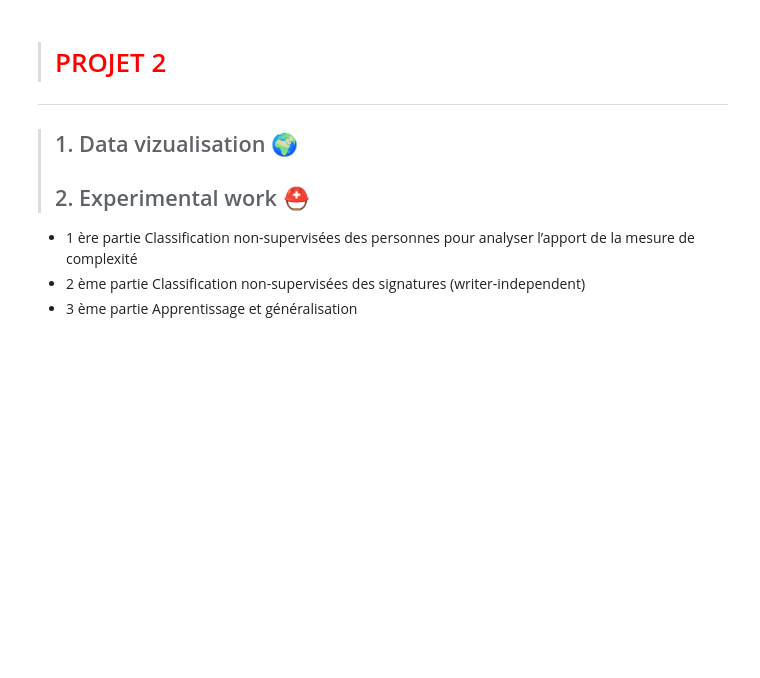
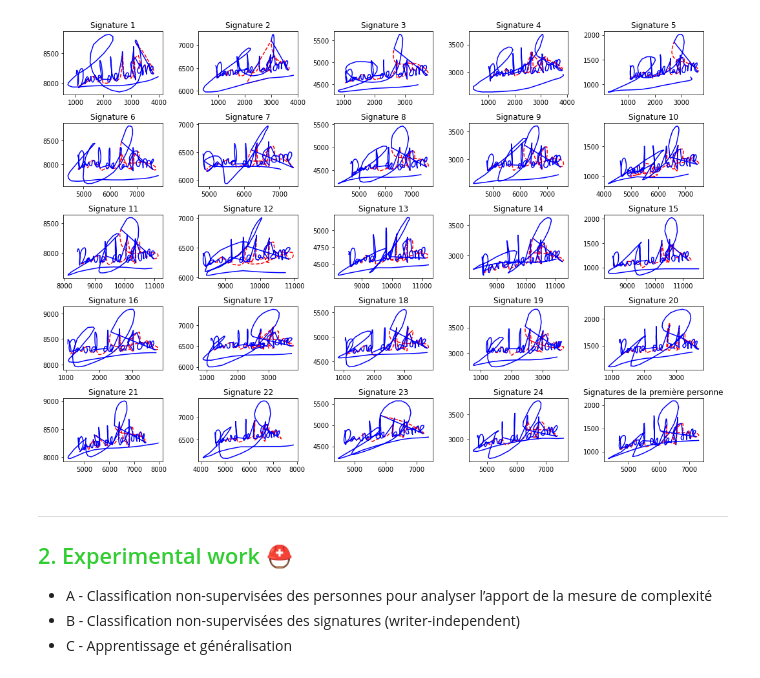
Before and after one commit to Ohm-T/Unsupervised-Classification, a Jupyter notebook: Project_2_Analysis_of_handwritten_signatures_for_identity_verification_identity_verification.ipynb, the cells around one changed output. Cells and saved outputs as stored; diff of their text form; code cells hidden in the pictures; blank space fills up the shorter version.

```diff
--- a/Project_2_Analysis_of_handwritten_signatures_for_identity_verification_identity_verification.ipynb
+++ b/Project_2_Analysis_of_handwritten_signatures_for_identity_verification_identity_verification.ipynb
@@ -2,0 +19,21 @@
+# %%
+# Importer fichier dans gg colab
+file_4G = 'Complexité avec 4G (100x25).txt'
+file_8G = 'Complexité avec 8G (100x25).txt'
+file_24G = 'Complexité avec 24G (100x25).txt'
+signatures = ['Signature {}'.format(i) for i in range(1,26)]
+
+# Données de complexité
+complex_4G = pd.read_table(file_4G, header=None)
+complex_8G = pd.read_table(file_8G, header=None)
+complex_24G = pd.read_table(file_24G, header=None)
+
+complex_4G.columns = signatures
+complex_8G.columns = signatures
+complex_24G.columns = signatures
+
+# Réglé : pb de str avec , => to float avec .
+for i in complex_4G.columns:
+  complex_4G[i] = complex_4G[i].str.replace(',', '.').astype(float)
+  complex_8G[i] = complex_8G[i].str.replace(',', '.').astype(float)
+  complex_24G[i] = complex_24G[i].str.replace(',', '.').astype(float)
@@ -3,17 +51,22 @@
+# %%
+# Données signatures
+fig, axes = plt.subplots(5,5, figsize=(15,10))
+for i,ax in enumerate(axes.flat):
+  dt = pd.read_table('drive/MyDrive/Colab/Handwritten_sig/BD/2v{}.txt'.format(i), sep=' ', header=None)
+  dt.columns = ['X', 'Y', 'P', 'Az', 'Al']
+  dt_air = dt[dt['P'] == 0 ]
+  dt_feuille = dt[dt['P'] != 0 ]
+  ax.plot(dt_air['X'], dt_air['Y'], "r--")
+  ax.plot(dt_feuille['X'], dt_feuille['Y'], "b")
+  ax.set_title('Signature {}'.format(i+1))
+plt.title('Signatures de la première personne')
+fig.tight_layout()
+plt.show()
+# %% [output]
+[figure, added]
 # %% [markdown]
-># <font color='red'> PROJET 2 </font>
-
-
-
-
-
-
 ---
-
-
-
->## 1.   Data vizualisation 🌍
->## 2.   Experimental work ⛑
-- 1 ère partie Classification non-supervisées des personnes pour analyser l’apport de la mesure de complexité
-- 2 ème partie Classification non-supervisées des signatures (writer-independent)
-- 3 ème partie Apprentissage et généralisation
+## <font color='LimeGreen'> 2.   Experimental work ⛑ </font>
+- A - Classification non-supervisées des personnes pour analyser l’apport de la mesure de complexité
+- B - Classification non-supervisées des signatures (writer-independent)
+- C - Apprentissage et généralisation
```
Also changed, not shown: parts of 15 cells of this notebook.
